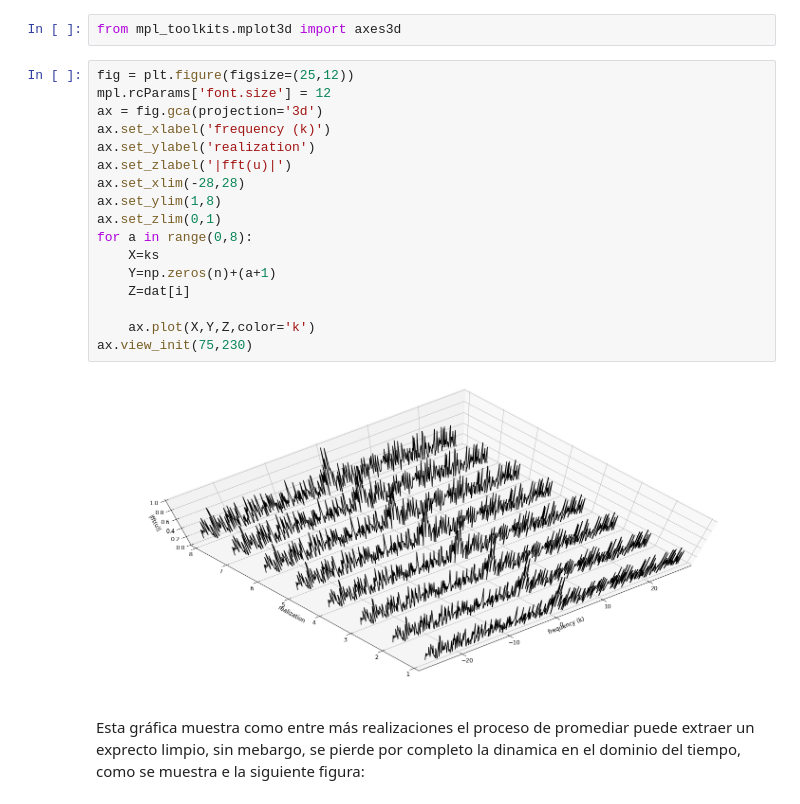
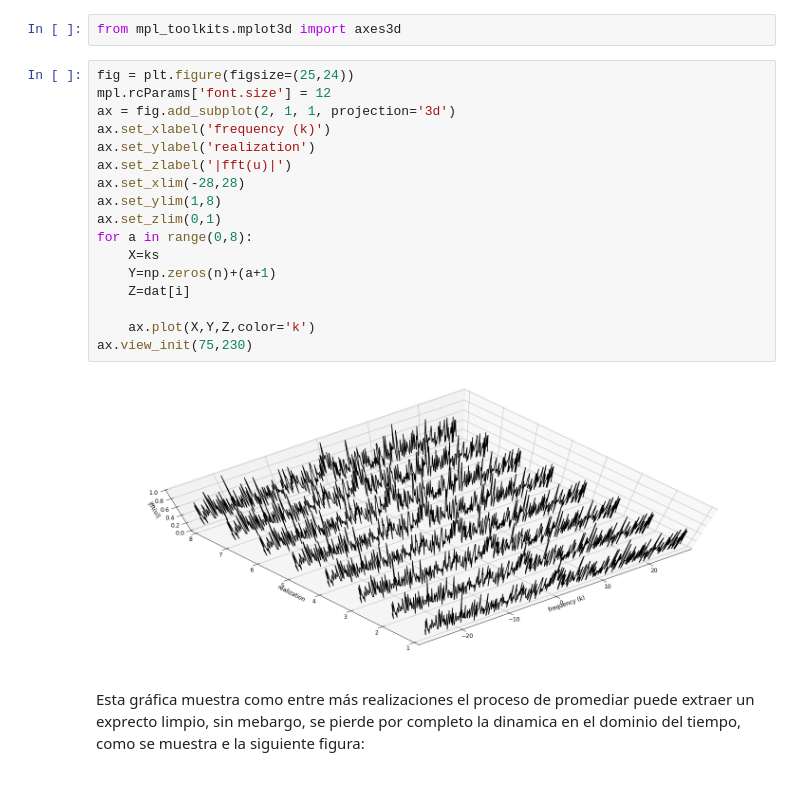
Before and after one commit to lrmahecha/Herramientas-Computacionales-IMEC3602, a Jupyter notebook: 05_taller04/Taller_4.ipynb, the cells around one changed output. Cells and saved outputs as stored; diff of their text form.

```diff
--- a/05_taller04/Taller_4.ipynb
+++ b/05_taller04/Taller_4.ipynb
@@ -382,24 +383,24 @@ Contenido espectral promedio para (a) uno, (b) dos, (c) cinco y (d) cien realiza
 # %%
 from mpl_toolkits.mplot3d import axes3d
 # %%
-fig = plt.figure(figsize=(25,12))
+fig = plt.figure(figsize=(25,24))
 mpl.rcParams['font.size'] = 12
-ax = fig.gca(projection='3d')
+ax = fig.add_subplot(2, 1, 1, projection='3d')
 ax.set_xlabel('frequency (k)')
 ax.set_ylabel('realization')
 ax.set_zlabel('|fft(u)|')
 ax.set_xlim(-28,28)
 ax.set_ylim(1,8)
 ax.set_zlim(0,1)
 for a in range(0,8):
     X=ks
     Y=np.zeros(n)+(a+1)
     Z=dat[i]
 
     ax.plot(X,Y,Z,color='k')
 ax.view_init(75,230)
 # %% [output]
-[figure, old version]
+[figure, new version]
 # %% [markdown]
 Esta gráfica muestra como entre más realizaciones el proceso de promediar puede extraer un exprecto limpio, sin mebargo, se pierde por completo la dinamica en el dominio del tiempo, como se muestra e la siguiente figura:
 # %%
```
Also changed, not shown: parts of 27 cells of this notebook.
